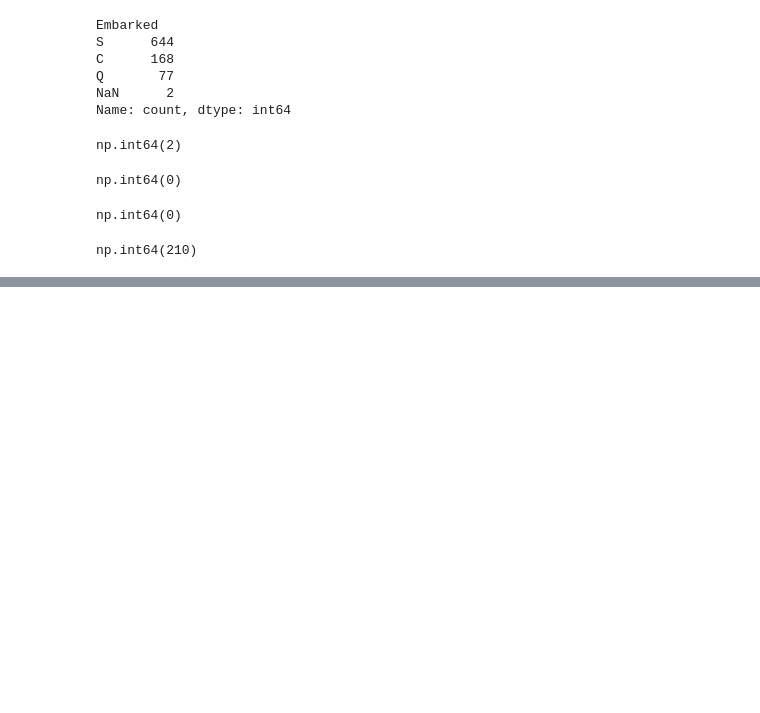
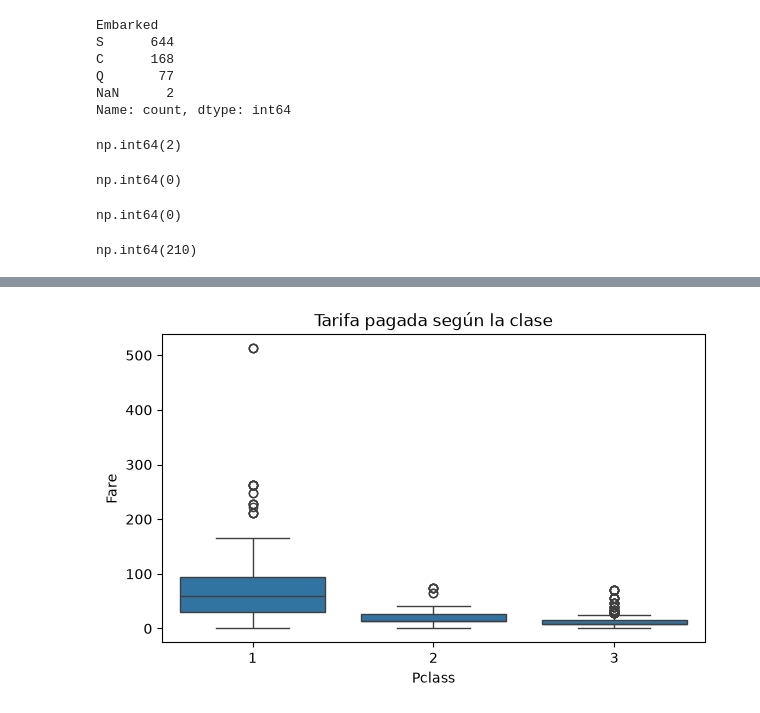
Before and after one commit to Lizeth2325/Proyecto_progra, a Jupyter notebook: cuadernos/exploracion_Lizeth.ipynb, the cells around one changed output, grey strips where cells are left out. Cells and saved outputs as stored; diff of their text form; code cells hidden in the pictures; blank space fills up the shorter version.

```diff
--- a/cuadernos/exploracion_Lizeth.ipynb
+++ b/cuadernos/exploracion_Lizeth.ipynb
@@ -50,0 +110,7 @@ np.int64(210)
+# %%
+plt.figure(figsize=(7, 4))
+sns.boxplot(data=df, x="Pclass", y="Fare")
+plt.title("Tarifa pagada según la clase")
+plt.show()
+# %% [output]
+[figure, added]
```
Also changed, not shown: parts of 11 cells of this notebook.
